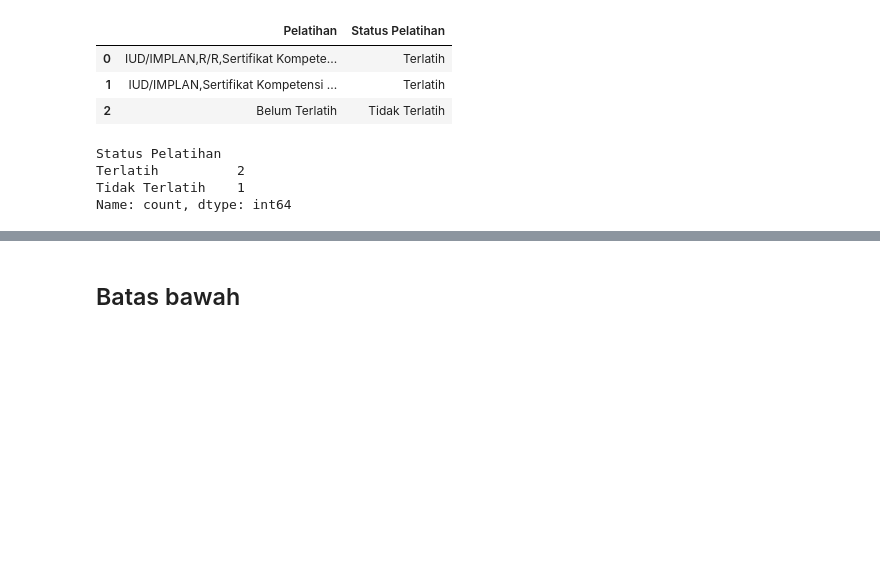
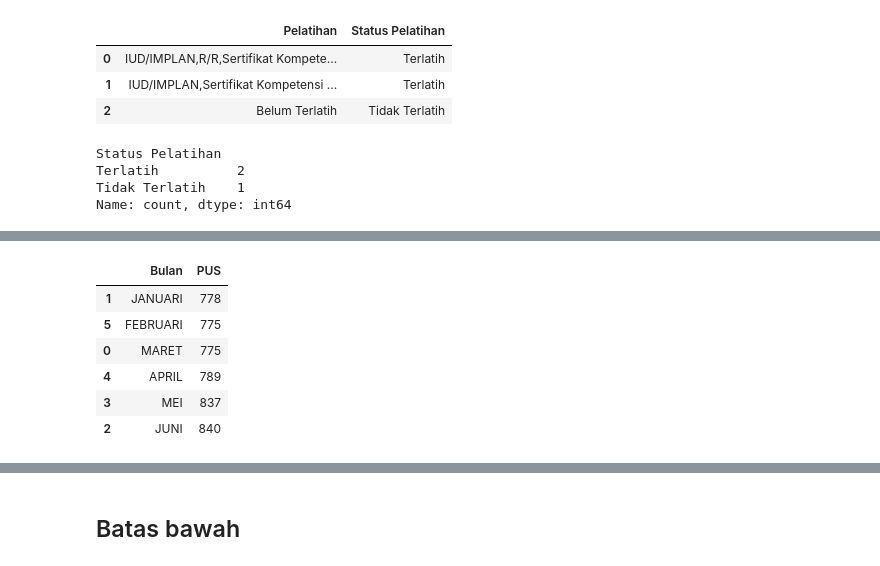
Before and after one commit to pokja0/profil_desa_siga, a Jupyter notebook: tes_polar.ipynb, the cells around one changed output, grey strips where cells are left out. Saved outputs shown, nothing was run; the diff lists cells and outputs as text; code cells hidden in the pictures; blank space fills up the shorter version.

```diff
--- a/tes_polar.ipynb
+++ b/tes_polar.ipynb
@@ -578,0 +647,6 @@ filter_bulan
+# %%
+data_pus = data_pus.select(["PUS", "Bulan"])
+data_pus = data_pus.group_by("Bulan").agg([
+    pl.sum("PUS")
+])
+data_pus
@@ -578,0 +663,19 @@ filter_bulan
+# %%
+data_pus = data_pus.to_pandas()
+
+# Menentukan urutan bulan
+bulan_order = ["JANUARI", "FEBRUARI", "MARET", "APRIL", "MEI", "JUNI", "JULI", "AGUSTUS", "SEPTEMBER", "OKTOBER", "NOVEMBER", "DESEMBER"]
+data_pus['Bulan'] = pd.Categorical(data_pus['Bulan'], categories=bulan_order, ordered=True)
+
+# Mengurutkan DataFrame berdasarkan urutan bulan
+data_pus = data_pus.sort_values('Bulan')
+# %%
+data_pus
+# %% [output]
+|  | Bulan | PUS |
+| 1 | JANUARI | 778 |
+| 5 | FEBRUARI | 775 |
+| 0 | MARET | 775 |
+| 4 | APRIL | 789 |
+| 3 | MEI | 837 |
+| 2 | JUNI | 840 |
```
Also changed, not shown: parts of 16 cells of this notebook, 4 other files.
